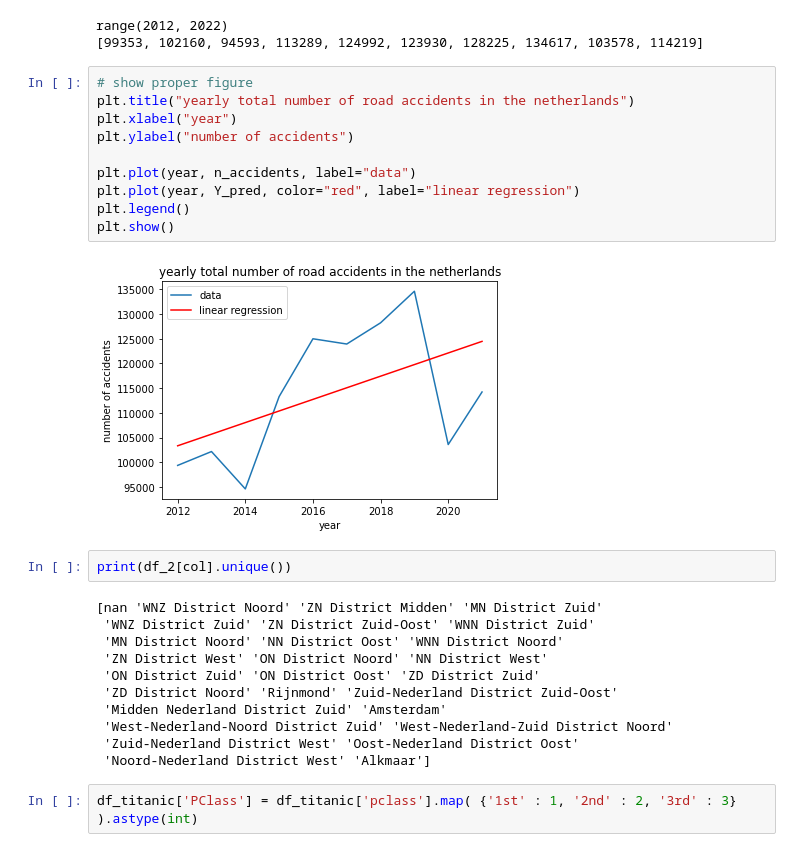
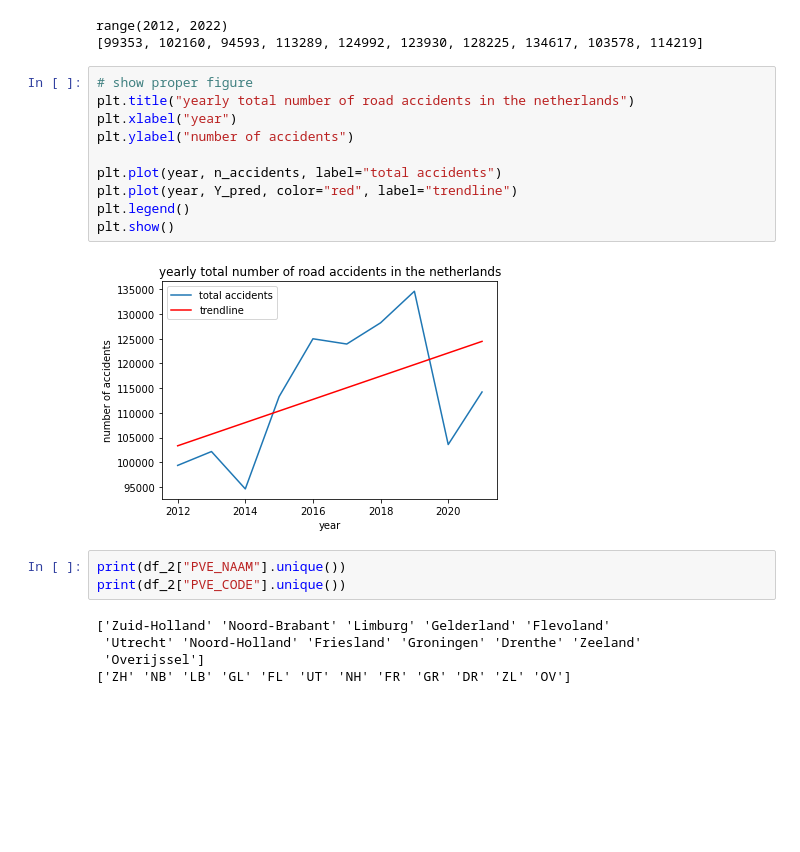
Before and after one commit to stefan1234567891011/AI_personal_project, a Jupyter notebook: code/data.ipynb, the cells around one changed output. Cells and saved outputs as stored; diff of their text form; blank space fills up the shorter version.

```diff
--- a/code/data.ipynb
+++ b/code/data.ipynb
@@ -161,27 +140,20 @@ range(2012, 2022)
 # %%
 # show proper figure
 plt.title("yearly total number of road accidents in the netherlands")
 plt.xlabel("year")
 plt.ylabel("number of accidents")
 
-plt.plot(year, n_accidents, label="data")
-plt.plot(year, Y_pred, color="red", label="linear regression")
+plt.plot(year, n_accidents, label="total accidents")
+plt.plot(year, Y_pred, color="red", label="trendline")
 plt.legend()
 plt.show()
 # %% [output]
-[figure, old version]
+[figure, new version]
 # %%
-print(df_2[col].unique())
+print(df_2["PVE_NAAM"].unique())
+print(df_2["PVE_CODE"].unique())
 # %% [output]
-[nan 'WNZ District Noord' 'ZN District Midden' 'MN District Zuid'
- 'WNZ District Zuid' 'ZN District Zuid-Oost' 'WNN District Zuid'
- 'MN District Noord' 'NN District Oost' 'WNN District Noord'
- 'ZN District West' 'ON District Noord' 'NN District West'
- 'ON District Zuid' 'ON District Oost' 'ZD District Zuid'
- 'ZD District Noord' 'Rijnmond' 'Zuid-Nederland District Zuid-Oost'
- 'Midden Nederland District Zuid' 'Amsterdam'
- 'West-Nederland-Noord District Zuid' 'West-Nederland-Zuid District Noord'
- 'Zuid-Nederland District West' 'Oost-Nederland District Oost'
- 'Noord-Nederland District West' 'Alkmaar']
+['Zuid-Holland' 'Noord-Brabant' 'Limburg' 'Gelderland' 'Flevoland'
+ 'Utrecht' 'Noord-Holland' 'Friesland' 'Groningen' 'Drenthe' 'Zeeland'
+ 'Overijssel']
+['ZH' 'NB' 'LB' 'GL' 'FL' 'UT' 'NH' 'FR' 'GR' 'DR' 'ZL' 'OV']
-# %%
-df_titanic['PClass'] = df_titanic['pclass'].map( {'1st' : 1, '2nd' : 2, '3rd' : 3} ).astype(int)
```
Also changed, not shown: parts of 6 cells of this notebook.
